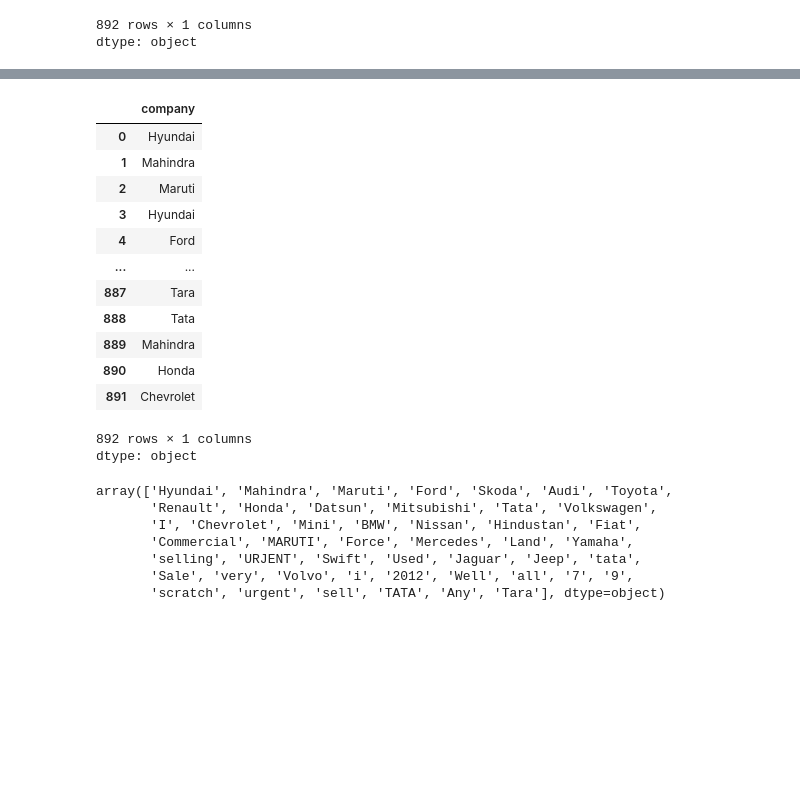
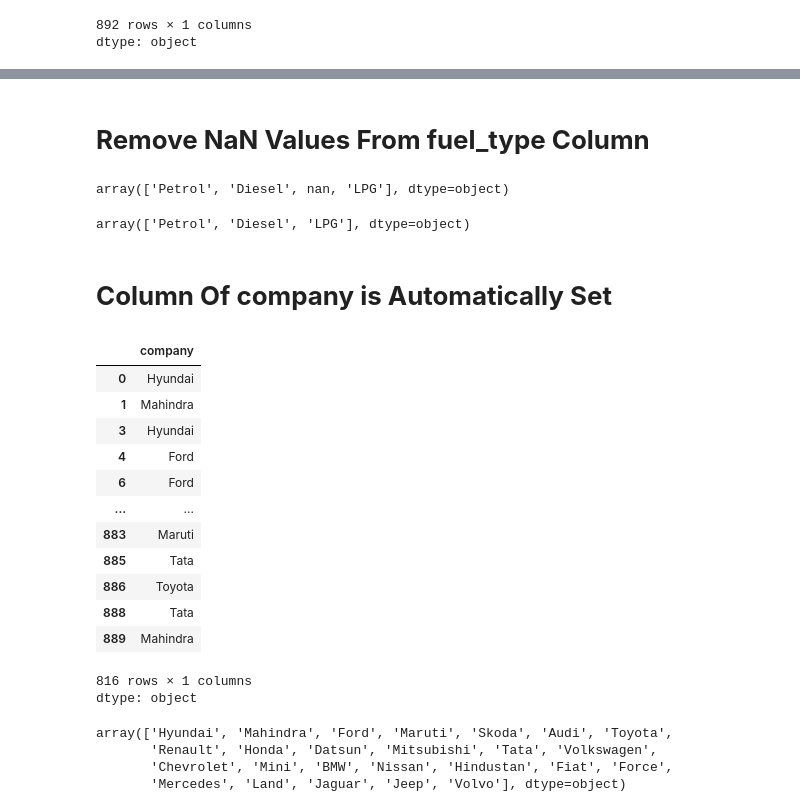
Before and after one commit to abdullahzeeshaan/Data-cleaning-Preprocessing, a Jupyter notebook: Data Cleaning & reprocessing/Data Cleaning & Preprocessing 1.ipynb, the cells around one changed output, grey strips where cells are left out. Cells and saved outputs as stored; diff of their text form; code cells hidden in the pictures; blank space fills up the shorter version.

```diff
--- a/Data Cleaning & reprocessing/Data Cleaning & Preprocessing 1.ipynb
+++ b/Data Cleaning & reprocessing/Data Cleaning & Preprocessing 1.ipynb
@@ -204,0 +335,3 @@ dtype: object
+# %%
+df.kms_driven = pd.to_numeric(df['kms_driven'], errors = 'coerce')
+df.kms_driven
@@ -204,0 +353,3 @@ dtype: object
+# %%
+df = df[~df['kms_driven'].isna()]
+df.kms_driven
@@ -204,0 +371,3 @@ dtype: object
+# %%
+df.kms_driven = df.kms_driven.astype(int)
+df.kms_driven
@@ -205,27 +405,37 @@ dtype: object
+# %% [markdown]
+# **Remove NaN Values From fuel_type Column**
+# %%
+df.fuel_type.unique()
+# %% [output]
+array(['Petrol', 'Diesel', nan, 'LPG'], dtype=object)
+# %%
+df = df[~df['fuel_type'].isna()]
+df.fuel_type.unique()
+# %% [output]
+array(['Petrol', 'Diesel', 'LPG'], dtype=object)
+# %% [markdown]
+# **Column Of company is Automatically Set**
 # %%
-df['company']
+df.company
 # %% [output]
 |  | company |
 | 0 | Hyundai |
 | 1 | Mahindra |
-| 2 | Maruti |
 | 3 | Hyundai |
 | 4 | Ford |
+| 6 | Ford |
 | ... | ... |
-| 887 | Tara |
+| 883 | Maruti |
+| 885 | Tata |
+| 886 | Toyota |
 | 888 | Tata |
 | 889 | Mahindra |
-| 890 | Honda |
-| 891 | Chevrolet |
-892 rows × 1 columns
+816 rows × 1 columns
 dtype: object
 # %%
-df['company'].unique()
+df.company.unique()
 # %% [output]
-array(['Hyundai', 'Mahindra', 'Maruti', 'Ford', 'Skoda', 'Audi', 'Toyota',
+array(['Hyundai', 'Mahindra', 'Ford', 'Maruti', 'Skoda', 'Audi', 'Toyota',
        'Renault', 'Honda', 'Datsun', 'Mitsubishi', 'Tata', 'Volkswagen',
-       'I', 'Chevrolet', 'Mini', 'BMW', 'Nissan', 'Hindustan', 'Fiat',
-       'Commercial', 'MARUTI', 'Force', 'Mercedes', 'Land', 'Yamaha',
-       'selling', 'URJENT', 'Swift', 'Used', 'Jaguar', 'Jeep', 'tata',
-       'Sale', 'very', 'Volvo', 'i', '2012', 'Well', 'all', '7', '9',
-       'scratch', 'urgent', 'sell', 'TATA', 'Any', 'Tara'], dtype=object)
+       'Chevrolet', 'Mini', 'BMW', 'Nissan', 'Hindustan', 'Fiat', 'Force',
+       'Mercedes', 'Land', 'Jaguar', 'Jeep', 'Volvo'], dtype=object)
```
Also changed, not shown: parts of 19 cells of this notebook.
